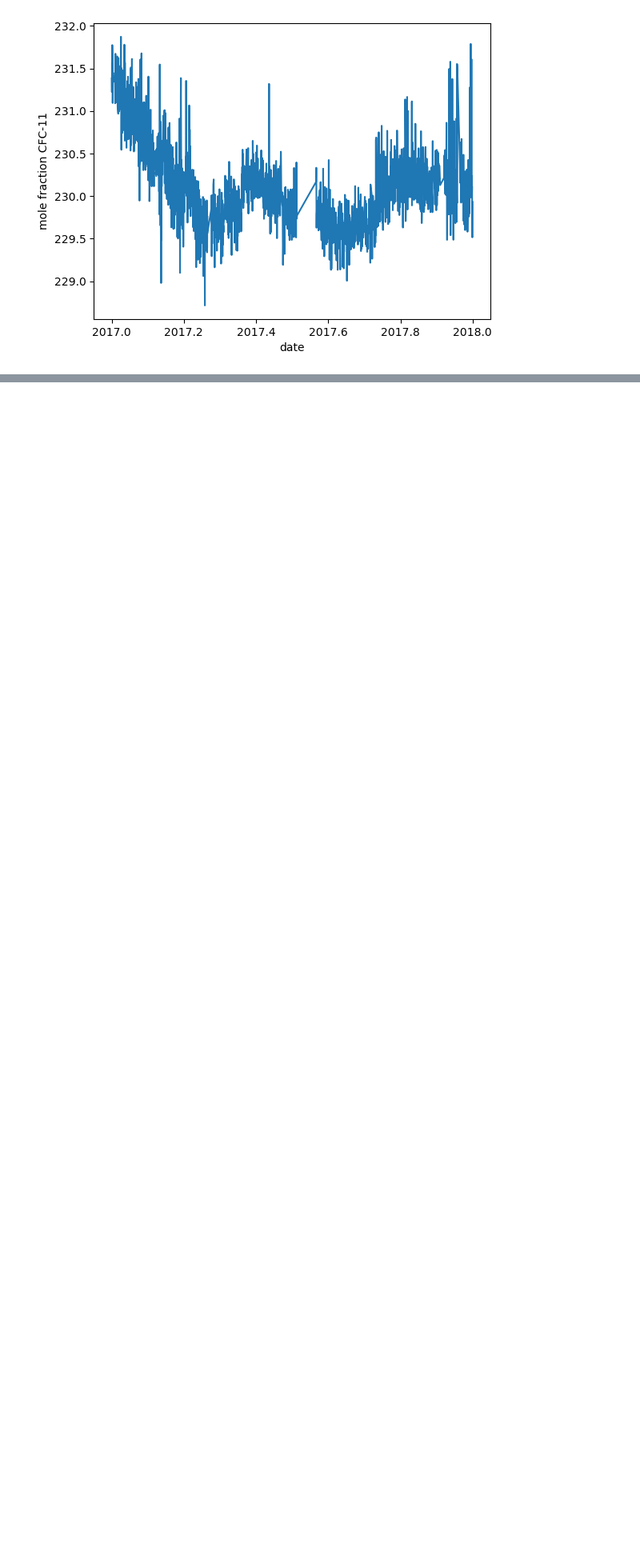
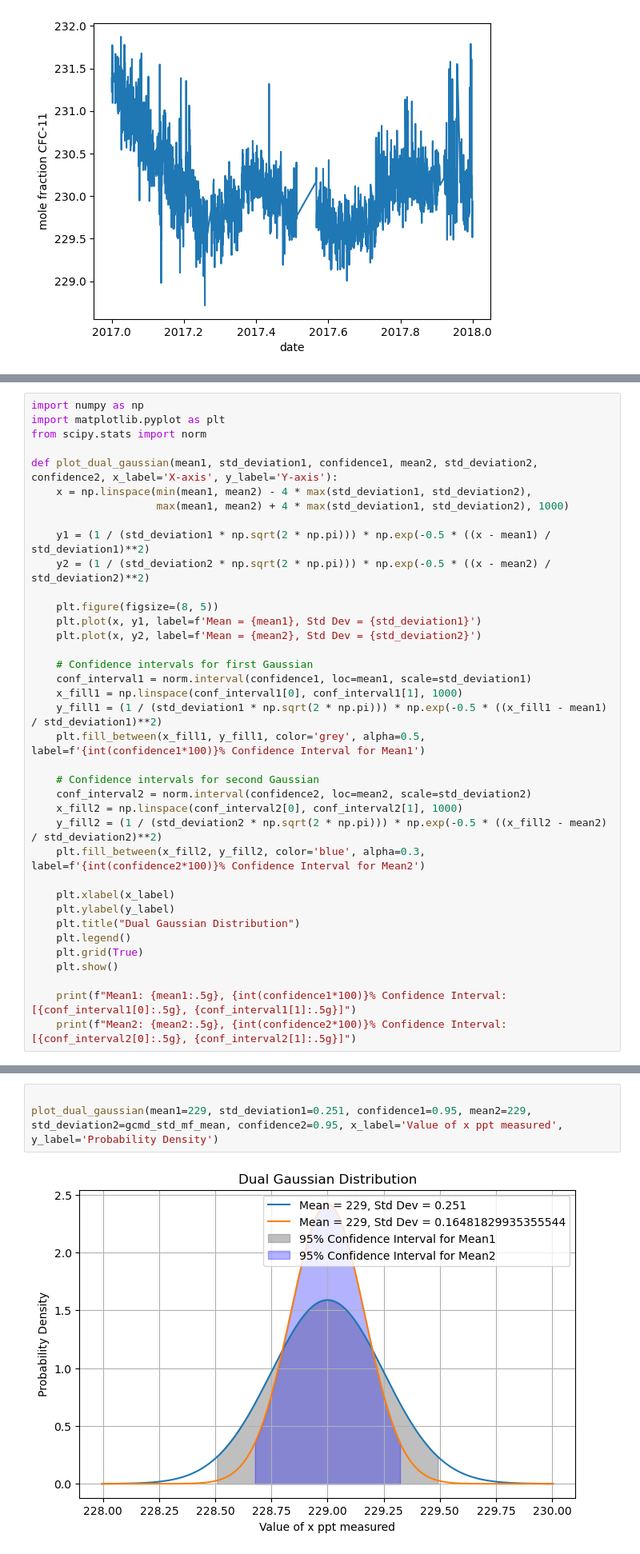
Before and after one commit to tiaguinho-code/Analytical-strategies, a Jupyter notebook: calc.ipynb, the cells around one changed output, grey strips where cells are left out. Shown at 80% size. Drawn from its saved outputs; the diff is of its cells as text; blank space fills up the shorter version.

```diff
--- a/calc.ipynb
+++ b/calc.ipynb
@@ -78,0 +81,37 @@ Median of repeability is: 0.219
+# %%
+import numpy as np
+import matplotlib.pyplot as plt
+from scipy.stats import norm
+
+def plot_dual_gaussian(mean1, std_deviation1, confidence1, mean2, std_deviation2, confidence2, x_label='X-axis', y_label='Y-axis'):
+    x = np.linspace(min(mean1, mean2) - 4 * max(std_deviation1, std_deviation2),
+                    max(mean1, mean2) + 4 * max(std_deviation1, std_deviation2), 1000)
+
+    y1 = (1 / (std_deviation1 * np.sqrt(2 * np.pi))) * np.exp(-0.5 * ((x - mean1) / std_deviation1)**2)
+    y2 = (1 / (std_deviation2 * np.sqrt(2 * np.pi))) * np.exp(-0.5 * ((x - mean2) / std_deviation2)**2)
+
+    plt.figure(figsize=(8, 5))
+    plt.plot(x, y1, label=f'Mean = {mean1}, Std Dev = {std_deviation1}')
+    plt.plot(x, y2, label=f'Mean = {mean2}, Std Dev = {std_deviation2}')
+
+    # Confidence intervals for first Gaussian
+    conf_interval1 = norm.interval(confidence1, loc=mean1, scale=std_deviation1)
+    x_fill1 = np.linspace(conf_interval1[0], conf_interval1[1], 1000)
+    y_fill1 = (1 / (std_deviation1 * np.sqrt(2 * np.pi))) * np.exp(-0.5 * ((x_fill1 - mean1) / std_deviation1)**2)
+    plt.fill_between(x_fill1, y_fill1, color='grey', alpha=0.5, label=f'{int(confidence1*100)}% Confidence Interval for Mean1')
+
+    # Confidence intervals for second Gaussian
+    conf_interval2 = norm.interval(confidence2, loc=mean2, scale=std_deviation2)
+    x_fill2 = np.linspace(conf_interval2[0], conf_interval2[1], 1000)
+    y_fill2 = (1 / (std_deviation2 * np.sqrt(2 * np.pi))) * np.exp(-0.5 * ((x_fill2 - mean2) / std_deviation2)**2)
+    plt.fill_between(x_fill2, y_fill2, color='blue', alpha=0.3, label=f'{int(confidence2*100)}% Confidence Interval for Mean2')
+
+    plt.xlabel(x_label)
+    plt.ylabel(y_label)
+    plt.title("Dual Gaussian Distribution")
+    plt.legend()
+    plt.grid(True)
+    plt.show()
+
+    print(f"Mean1: {mean1:.5g}, {int(confidence1*100)}% Confidence Interval: [{conf_interval1[0]:.5g}, {conf_interval1[1]:.5g}]")
+    print(f"Mean2: {mean2:.5g}, {int(confidence2*100)}% Confidence Interval: [{conf_interval2[0]:.5g}, {conf_interval2[1]:.5g}]")
@@ -78,0 +120,5 @@ Median of repeability is: 0.219
+# %%
+
+plot_dual_gaussian(mean1=229, std_deviation1=0.251, confidence1=0.95, mean2=229, std_deviation2=gcmd_std_mf_mean, confidence2=0.95, x_label='Value of x ppt measured', y_label='Probability Density')
+# %% [output]
+[figure, added]
```
Also changed, not shown: parts of 10 cells of this notebook.
